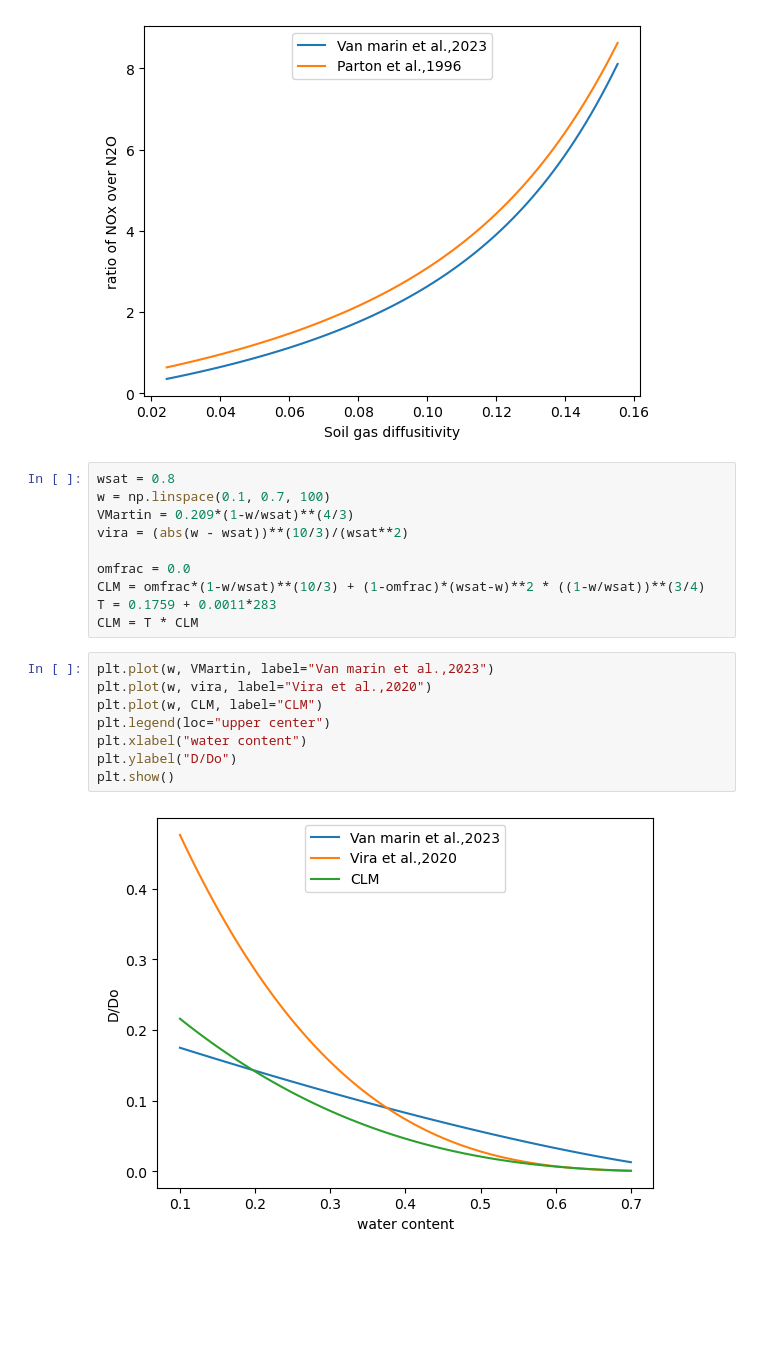
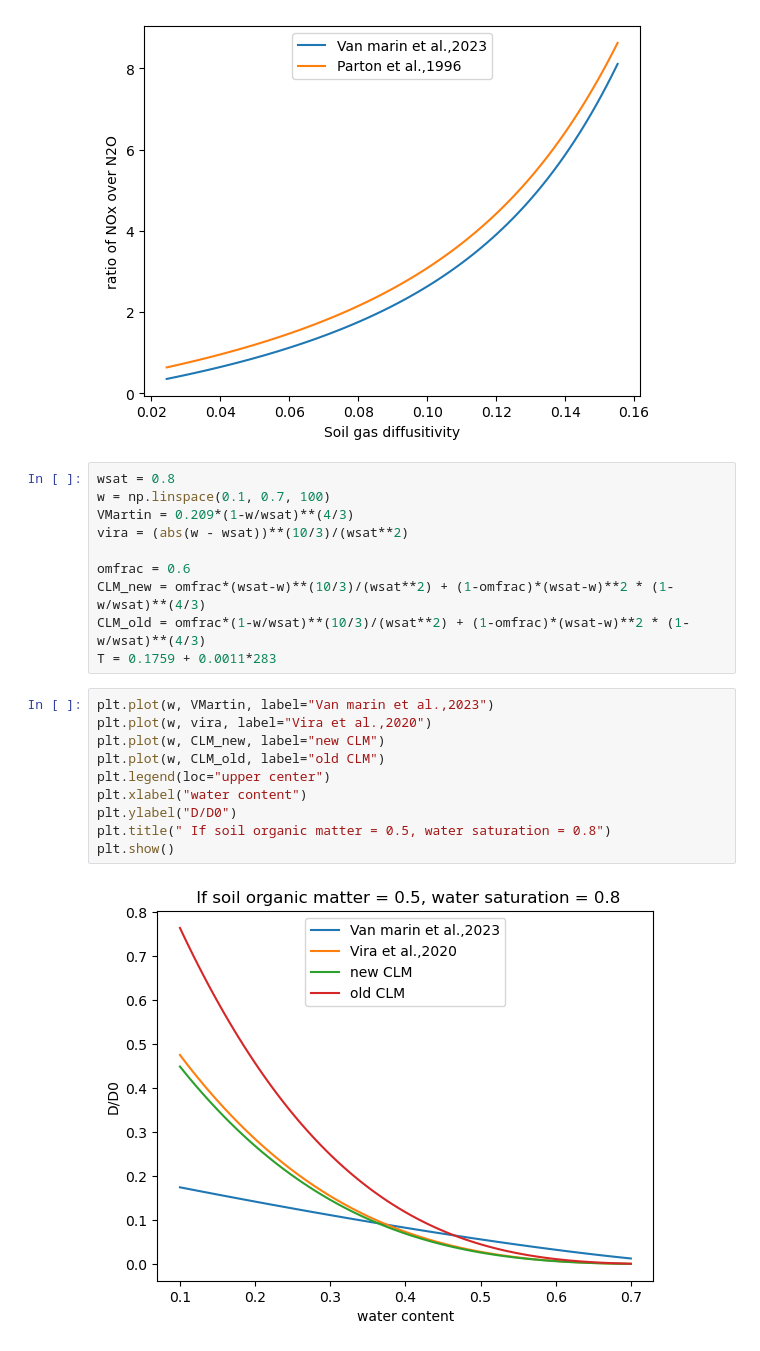
Before and after one commit to jinmuluo/ABCI, a Jupyter notebook: pH.ipynb, the cells around one changed output. Saved outputs shown, nothing was run; the diff lists cells and outputs as text; blank space fills up the shorter version.

```diff
--- a/pH.ipynb
+++ b/pH.ipynb
@@ -46,17 +46,19 @@ w = np.linspace(0.1, 0.7, 100)
 VMartin = 0.209*(1-w/wsat)**(4/3)
 vira = (abs(w - wsat))**(10/3)/(wsat**2)
 
-omfrac = 0.0
-CLM = omfrac*(1-w/wsat)**(10/3) + (1-omfrac)*(wsat-w)**2 * ((1-w/wsat))**(3/4)
+omfrac = 0.6
+CLM_new = omfrac*(wsat-w)**(10/3)/(wsat**2) + (1-omfrac)*(wsat-w)**2 * (1-w/wsat)**(4/3)
+CLM_old = omfrac*(1-w/wsat)**(10/3)/(wsat**2) + (1-omfrac)*(wsat-w)**2 * (1-w/wsat)**(4/3)
 T = 0.1759 + 0.0011*283
-CLM = T * CLM
 # %%
 plt.plot(w, VMartin, label="Van marin et al.,2023")
 plt.plot(w, vira, label="Vira et al.,2020")
-plt.plot(w, CLM, label="CLM")
+plt.plot(w, CLM_new, label="new CLM")
+plt.plot(w, CLM_old, label="old CLM")
 plt.legend(loc="upper center")
 plt.xlabel("water content")
-plt.ylabel("D/Do")
+plt.ylabel("D/D0")
+plt.title(" If soil organic matter = 0.5, water saturation = 0.8")
 plt.show()
 # %% [output]
-[figure, old version]
+[figure, new version]
```
